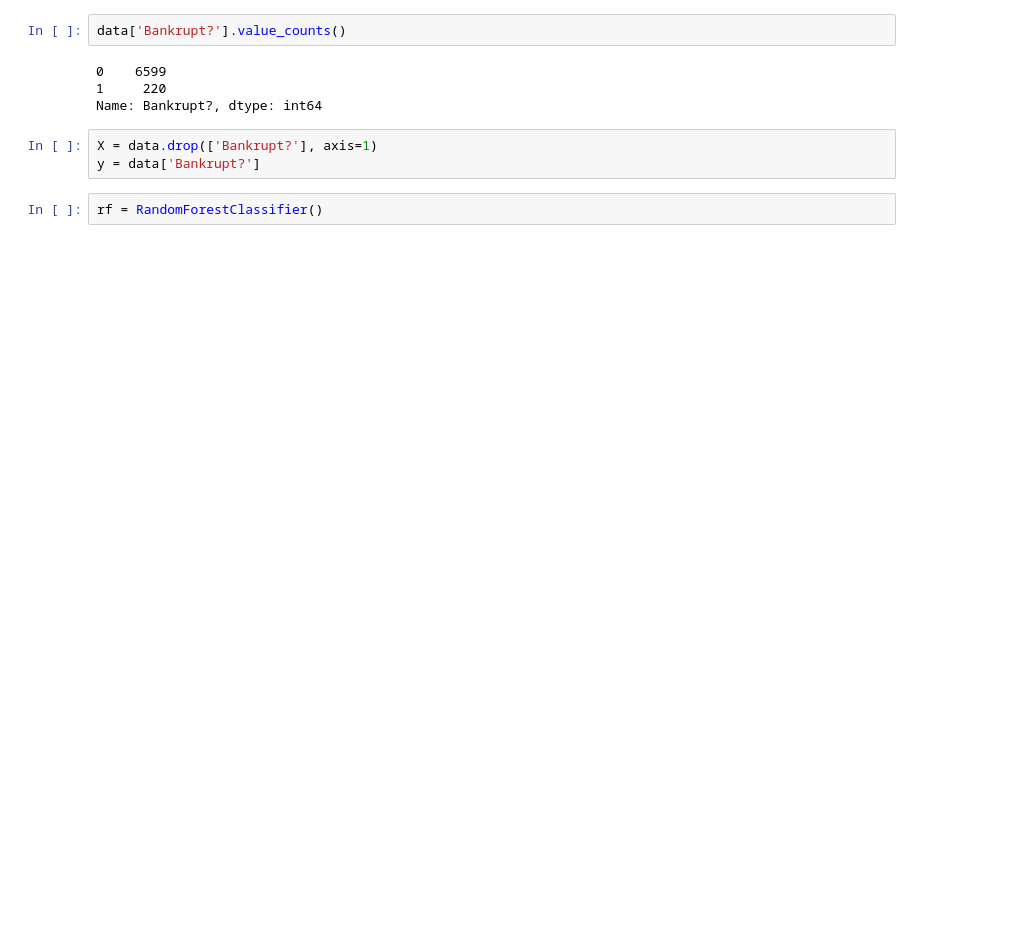
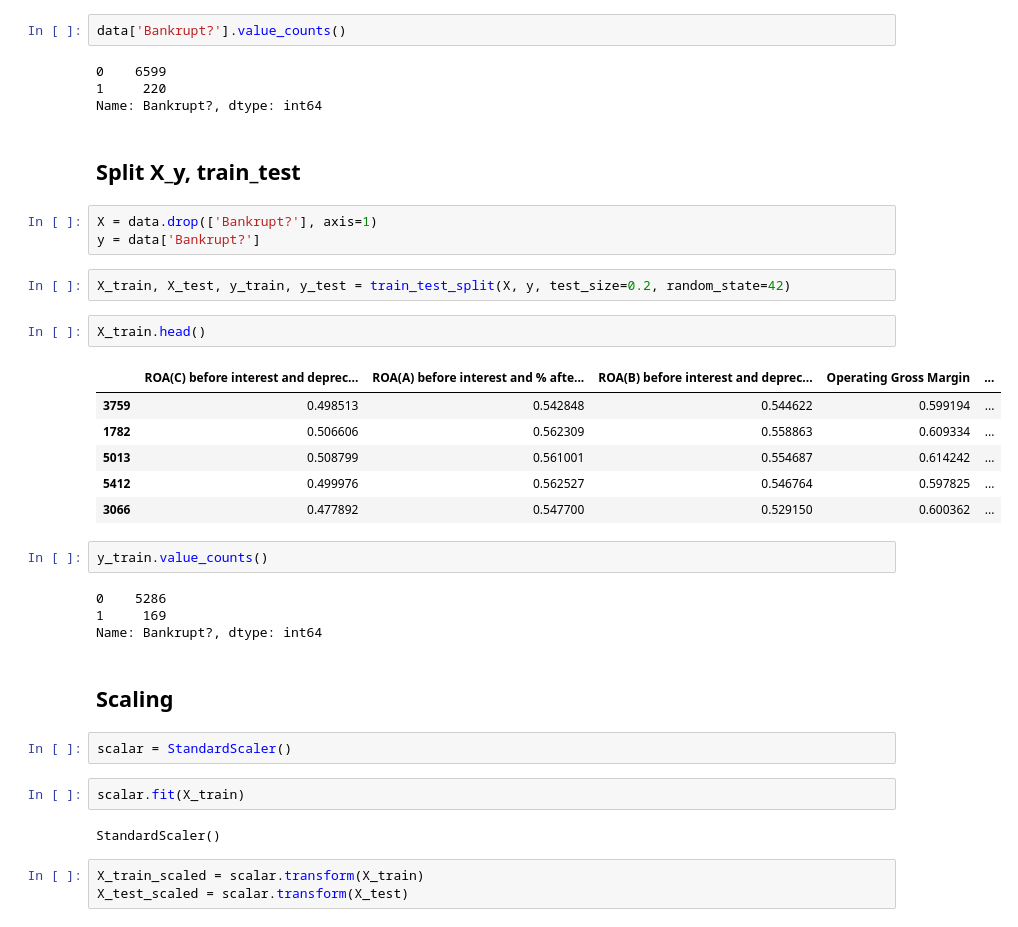
Before and after one commit to Baudouin-LAD/Project_7, a Jupyter notebook: Week7_Proj_Machine_Learning.ipynb, the cells around one changed output. Saved outputs shown, nothing was run; the diff lists cells and outputs as text; blank space fills up the shorter version.

```diff
--- a/Week7_Proj_Machine_Learning.ipynb
+++ b/Week7_Proj_Machine_Learning.ipynb
@@ -267,8 +312,36 @@ data['Bankrupt?'].value_counts()
 0    6599
 1     220
 Name: Bankrupt?, dtype: int64
+# %% [markdown]
+## Split X_y, train_test
 # %%
 X = data.drop(['Bankrupt?'], axis=1)
 y = data['Bankrupt?']
-# %%
-rf = RandomForestClassifier()
+# %%
+X_train, X_test, y_train, y_test = train_test_split(X, y, test_size=0.2, random_state=42)
+# %%
+X_train.head()
+# %% [output]
+|  | ROA(C) before interest and deprec... | ROA(A) before interest and % afte... | ROA(B) before interest and deprec... | Operating Gross Margin | ... |
+| 3759 | 0.498513 | 0.542848 | 0.544622 | 0.599194 | ... |
+| 1782 | 0.506606 | 0.562309 | 0.558863 | 0.609334 | ... |
+| 5013 | 0.508799 | 0.561001 | 0.554687 | 0.614242 | ... |
+| 5412 | 0.499976 | 0.562527 | 0.546764 | 0.597825 | ... |
+| 3066 | 0.477892 | 0.547700 | 0.529150 | 0.600362 | ... |
+# %%
+y_train.value_counts()
+# %% [output]
+0    5286
+1     169
+Name: Bankrupt?, dtype: int64
+# %% [markdown]
+## Scaling
+# %%
+scalar = StandardScaler()
+# %%
+scalar.fit(X_train)
+# %% [output]
+StandardScaler()
+# %%
+X_train_scaled = scalar.transform(X_train)
+X_test_scaled = scalar.transform(X_test)
```
Also changed, not shown: parts of 14 cells of this notebook.
